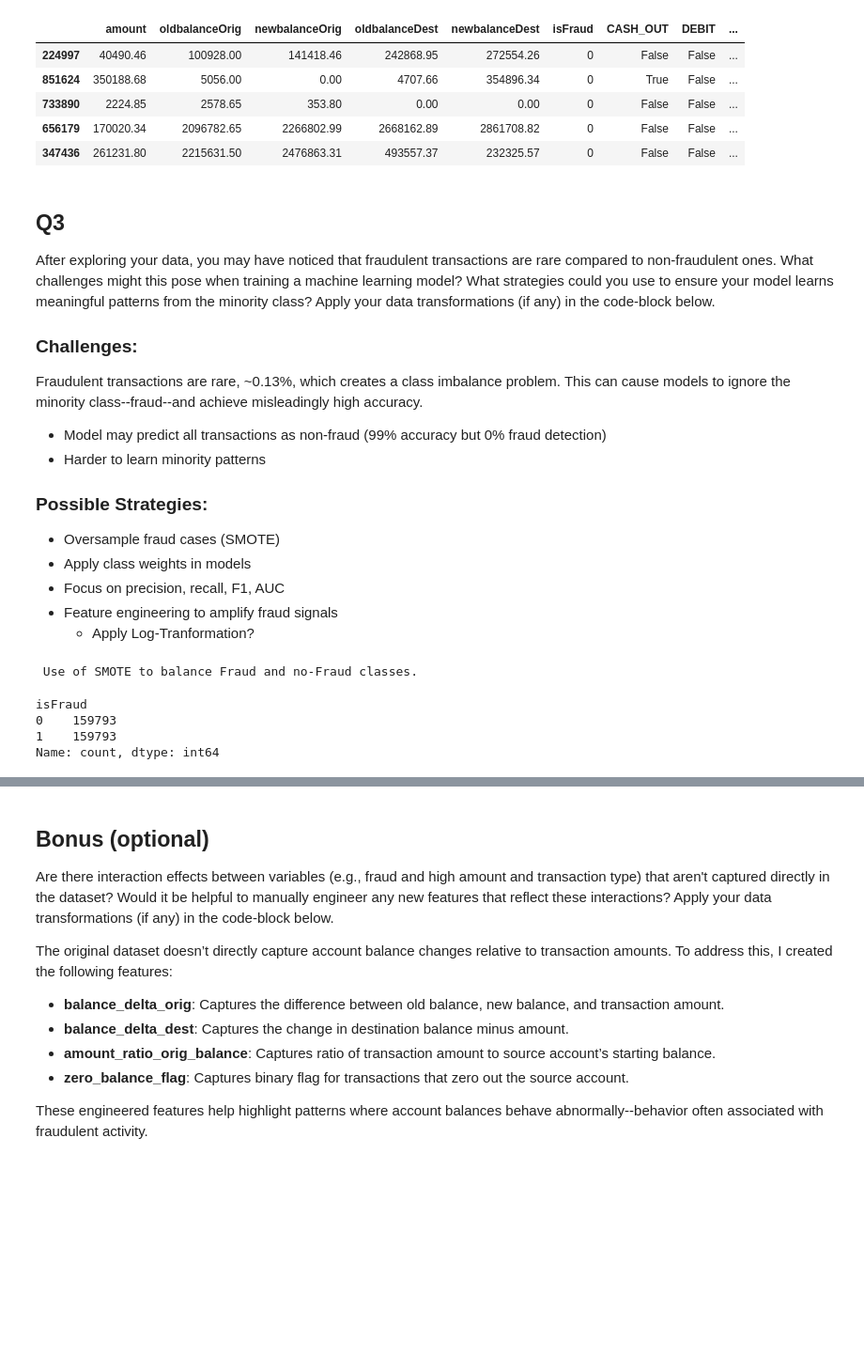
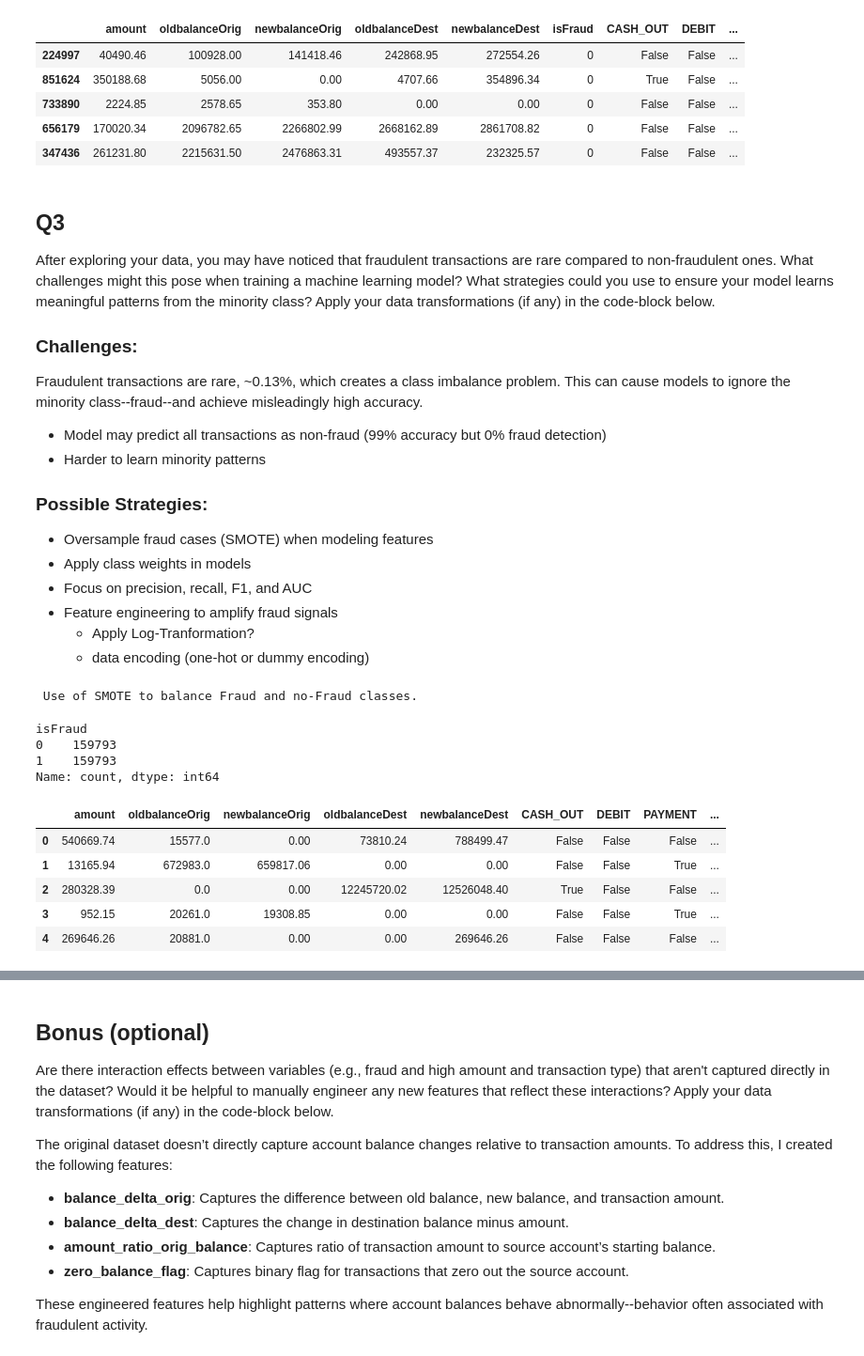
Before and after one commit to DataEden/The-Knowledge-House-2025, a Jupyter notebook: T-Labs/ML-Fraud-Detection/notebooks/transform.ipynb, the cells around one changed output, grey strips where cells are left out. Shown: that part at 94% size. Saved outputs shown, nothing was run; the diff lists cells and outputs as text; code cells hidden in the pictures; blank space fills up the shorter version.

```diff
--- a/T-Labs/ML-Fraud-Detection/notebooks/transform.ipynb
+++ b/T-Labs/ML-Fraud-Detection/notebooks/transform.ipynb
@@ -88,9 +98,10 @@ Fraudulent transactions are rare, ~0.13%, which creates a class imbalance proble
 - Harder to learn minority patterns
 
 ### Possible Strategies:
-- Oversample fraud cases (SMOTE)
+- Oversample fraud cases (SMOTE) when modeling features
 - Apply class weights in models
-- Focus on precision, recall, F1, AUC
+- Focus on precision, recall, F1, and AUC
 - Feature engineering to amplify fraud signals
   - Apply Log-Tranformation?
+  - data encoding (one-hot or dummy encoding)
 # %%
@@ -114,3 +127,12 @@ isFraud
 0    159793
 1    159793
 Name: count, dtype: int64
+# %%
+X_resampled.head()
+# %% [output]
+|  | amount | oldbalanceOrig | newbalanceOrig | oldbalanceDest | newbalanceDest | CASH_OUT | DEBIT | PAYMENT | ... |
+| 0 | 540669.74 | 15577.0 | 0.00 | 73810.24 | 788499.47 | False | False | False | ... |
+| 1 | 13165.94 | 672983.0 | 659817.06 | 0.00 | 0.00 | False | False | True | ... |
+| 2 | 280328.39 | 0.0 | 0.00 | 12245720.02 | 12526048.40 | True | False | False | ... |
+| 3 | 952.15 | 20261.0 | 19308.85 | 0.00 | 0.00 | False | False | True | ... |
+| 4 | 269646.26 | 20881.0 | 0.00 | 0.00 | 269646.26 | False | False | False | ... |
```
Also changed, not shown: parts of 14 cells of this notebook.
